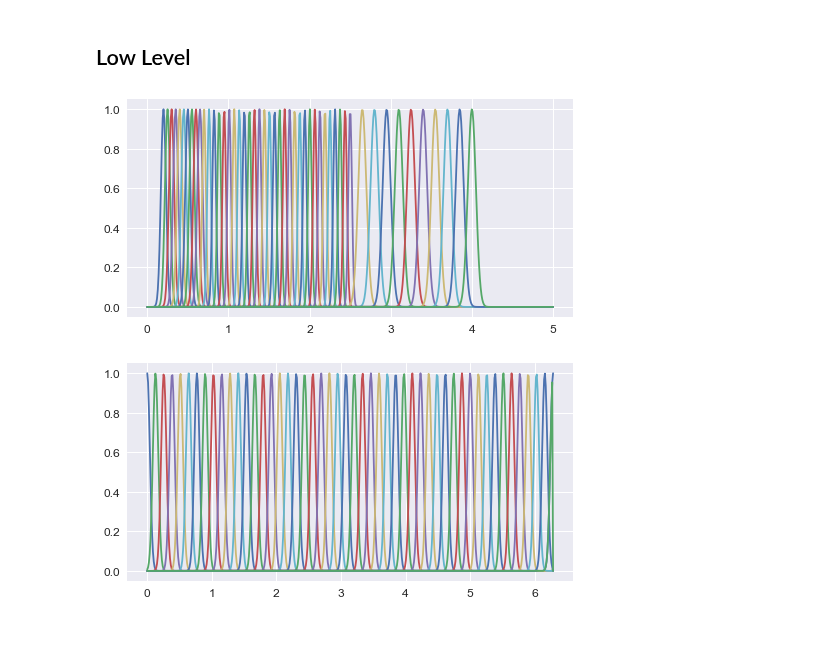
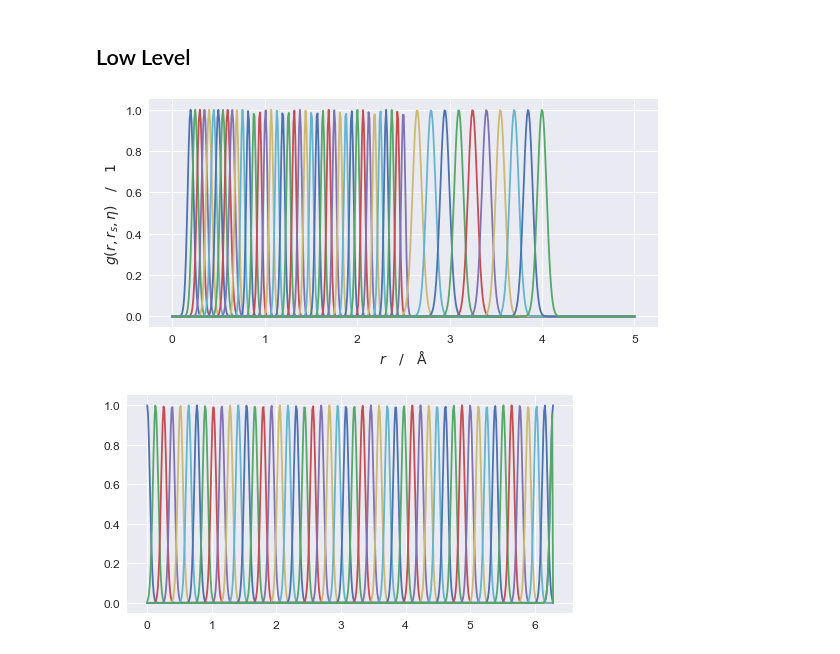
Before and after one commit to jcartus/SCFInitialGuess, a Jupyter notebook: thesis/notebooks/ParticleNumberIndependent/Descriptors2.ipynb, the cells around one changed output. Saved outputs shown, nothing was run; the diff lists cells and outputs as text; code cells hidden in the pictures.

```diff
--- a/thesis/notebooks/ParticleNumberIndependent/Descriptors2.ipynb
+++ b/thesis/notebooks/ParticleNumberIndependent/Descriptors2.ipynb
@@ -77,16 +77,23 @@ def plot_periodic_model(model, t):
 # %%
 r_model_concentrated = (
     list(np.linspace(0.2, 0.7, 11))[:-1] + \
     list(np.linspace(0.7, 2.5, 30)) + \
     list(np.linspace(2.5, 4, 11))[1:],
     [500]*10 + \
     [1000]*30 + \
     [200]*10,
 )
 
 plot_normal_model(r_model_concentrated, np.linspace(0, 5, 500))
+
+plt.ylabel("$g(r, r_s, \eta) \quad \mathrm{ / }\quad 1 $")
+plt.xlabel("$r\quad \mathrm{ / } \quad\mathrm{\AA}$")
+
+plt.tight_layout()
+
+plt.savefig("/home/jo/Repos/MastersThesis/AtomicBlocks/figures/RadialModelOrigin.pdf")
 # %% [output]
-[figure, old version]
+[figure, new version]
 # %%
 phi_model_evenly = (
     np.linspace(0, 2*np.pi, 50),
```
Also changed, not shown: parts of 4 cells of this notebook.
